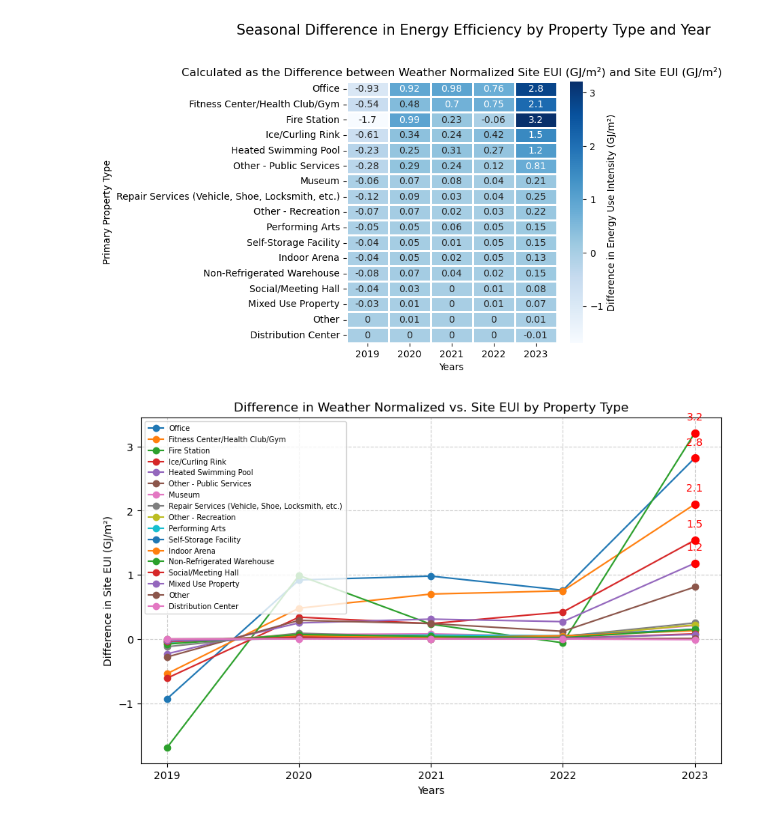
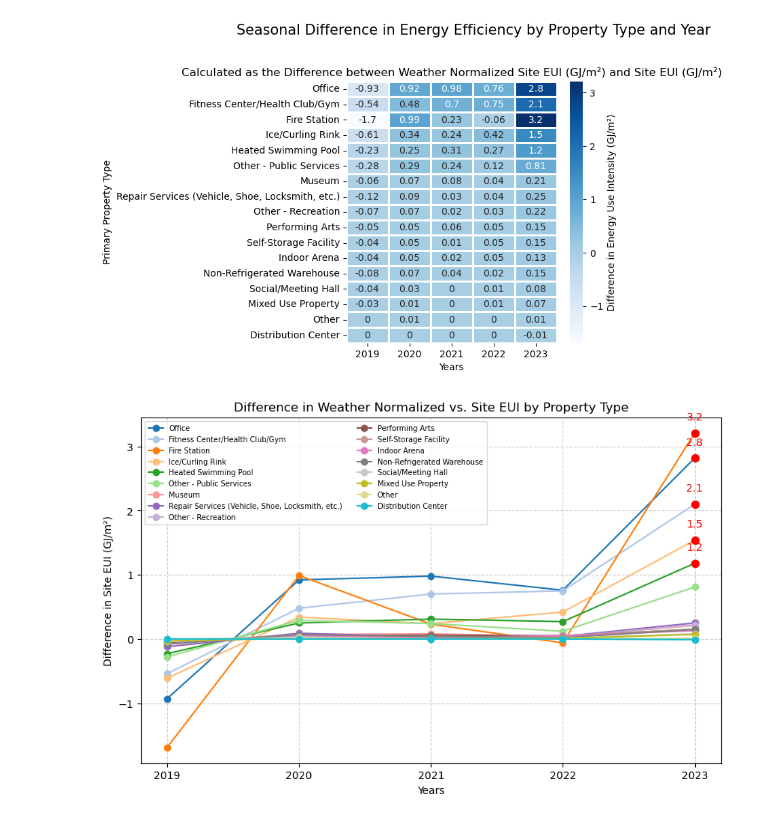
Before and after one commit to msthalegu/Analysis-of-Energy-Consumption-Trends-in-Calgary-, a Jupyter notebook: AssignmentFour.ipynb, the cells around one changed output. Saved outputs shown, nothing was run; the diff lists cells and outputs as text; code cells hidden in the pictures.

```diff
--- a/AssignmentFour.ipynb
+++ b/AssignmentFour.ipynb
@@ -743,36 +768,44 @@ plt.ylabel('Primary Property Type')
 plt.show()
 # %% [output]
 [figure]
-# %%
-import matplotlib.pyplot as plt
-
-
-ndf = Cdf[['Primary Property Type - Self Selected', 'Year Ending', 'Site EUI (GJ/m²)', 'Weather Normalized Site EUI (GJ/m²)']].copy()
-ndf.loc[:, 'DIfference'] = ndf['Weather Normalized Site EUI (GJ/m²)'] - ndf['Site EUI (GJ/m²)']
-Weather = ndf.groupby(['Primary Property Type - Self Selected', 'Year Ending'])['DIfference'].sum().unstack()
-
-Weather['Total'] = Weather.sum(axis=1)
-Weather = Weather.sort_values(by='Total', ascending=False)
-Weather = Weather.drop(columns=['Total'])
-
-Weather.columns = Weather.columns.astype(int)
-
-plt.figure(figsize=(10, 6))
-
-for property_type in Weather.index:
-    plt.plot(Weather.columns, Weather.loc[property_type], marker='o', label=property_type)
-    for year in Weather.columns:
-        value = Weather.loc[property_type, year]
-        if value > 1:
-            plt.scatter(year, value, color='red', s=50, zorder=3)
-            plt.text(year, value + 0.2, f"{value:.1f}", color='red', ha='center', fontsize=10)
-
-plt.xlabel('Years')
-plt.ylabel('Difference in Site EUI (GJ/m²)')
-plt.title('Difference in Weather Normalized vs. Site EUI by Property Type')
-plt.legend(loc='upper left', bbox_to_anchor=(0.001, 1), borderpad=0.5, fontsize=7)
-plt.xticks(ticks=Weather.columns, labels=[int(i) for i in Weather.columns])
-plt.grid(True, linestyle='--', alpha=0.6)
-plt.show()
-# %% [output]
-[figure, removed]
+# %%
+import matplotlib.pyplot as plt
+import seaborn as sns
+import numpy as np
+
+ndf = Cdf[['Primary Property Type - Self Selected', 'Year Ending', 'Site EUI (GJ/m²)', 'Weather Normalized Site EUI (GJ/m²)']].copy()
+ndf.loc[:, 'DIfference'] = ndf['Weather Normalized Site EUI (GJ/m²)'] - ndf['Site EUI (GJ/m²)']
+Weather = ndf.groupby(['Primary Property Type - Self Selected', 'Year Ending'])['DIfference'].sum().unstack()
+
+Weather['Total'] = Weather.sum(axis=1)
+Weather = Weather.sort_values(by='Total', ascending=False)
+Weather = Weather.drop(columns=['Total'])
+
+Weather.columns = Weather.columns.astype(int)
+
+# Definir una paleta con suficientes colores
+num_colors = len(Weather.index)
+cmap = plt.colormaps.get_cmap('tab20')  # Obtener el colormap sin el segundo argumento
+colors = [cmap(i / num_colors) for i in range(num_colors)]  # Asignar colores individualmente
+
+
+
+plt.figure(figsize=(10, 6))
+
+for i, property_type in enumerate(Weather.index):
+    plt.plot(Weather.columns, Weather.loc[property_type], marker='o', label=property_type, color=colors[i])
+    for year in Weather.columns:
+        value = Weather.loc[property_type, year]
+        if value > 1:
+            plt.scatter(year, value, color='red', s=50, zorder=3)
+            plt.text(year, value + 0.2, f"{value:.1f}", color='red', ha='center', fontsize=10)
+
+plt.xlabel('Years')
+plt.ylabel('Difference in Site EUI (GJ/m²)')
+plt.title('Difference in Weather Normalized vs. Site EUI by Property Type')
+plt.legend(loc='upper left', bbox_to_anchor=(0.001, 1), borderpad=0.5, fontsize=7, ncol=2)  # Ajustar ncol si es necesario
+plt.xticks(ticks=Weather.columns, labels=[int(i) for i in Weather.columns])
+plt.grid(True, linestyle='--', alpha=0.6)
+plt.show()
+# %% [output]
+[figure, added]
```
Also changed, not shown: parts of 6 cells of this notebook, 2 other files.
